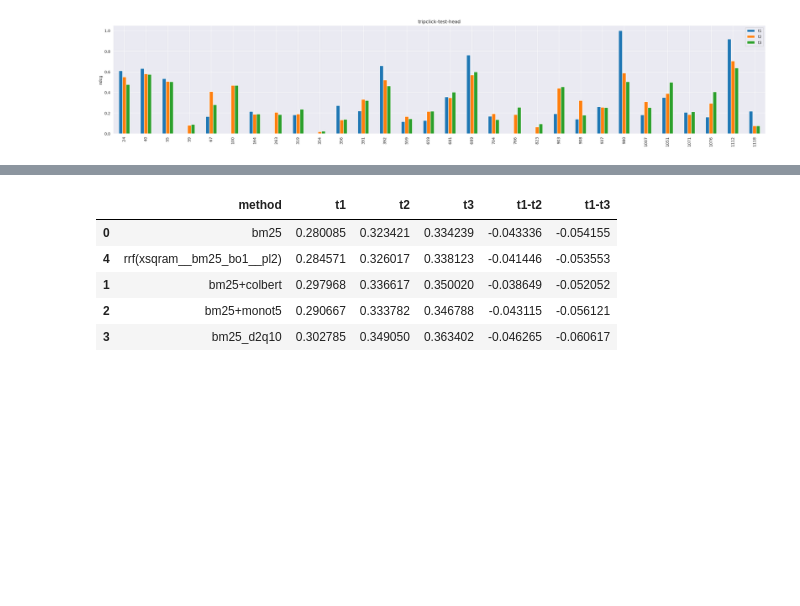
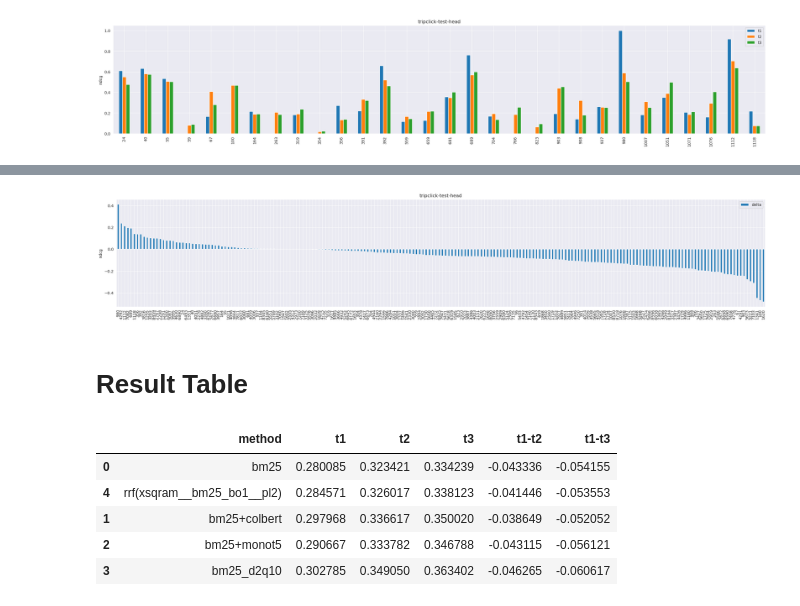
Before and after one commit to irgroup/Temporal-Change, a Jupyter notebook: evaluation/ARP.ipynb, the cells around one changed output, grey strips where cells are left out. Drawn from its saved outputs; the diff is of its cells as text; code cells hidden in the pictures; blank space fills up the shorter version.

```diff
--- a/evaluation/ARP.ipynb
+++ b/evaluation/ARP.ipynb
@@ -174,3 +202,9 @@ plot_per_topic("tripclick-test-head", "bm25", "ndcg", subcollections=["t1", "t2"
+# %%
+plot_per_topic_delta("tripclick-test-head", "bm25", "ndcg", subcollections=["t1", "t2"], cut_off=200)
+# %% [output]
+[figure, added]
+# %% [markdown]
+# Result Table
 # %%
 def result_table(dataset, measure, subcollections):
     custom_dict = {"bm25": 0, "E5": 5, "bm25+colbert": 2, "bm25+monot5": 3, "bm25_d2q10": 4, "rrf(xsqram__bm25_bo1__pl2)": 1}
```
Also changed, not shown: parts of 4 cells of this notebook.
